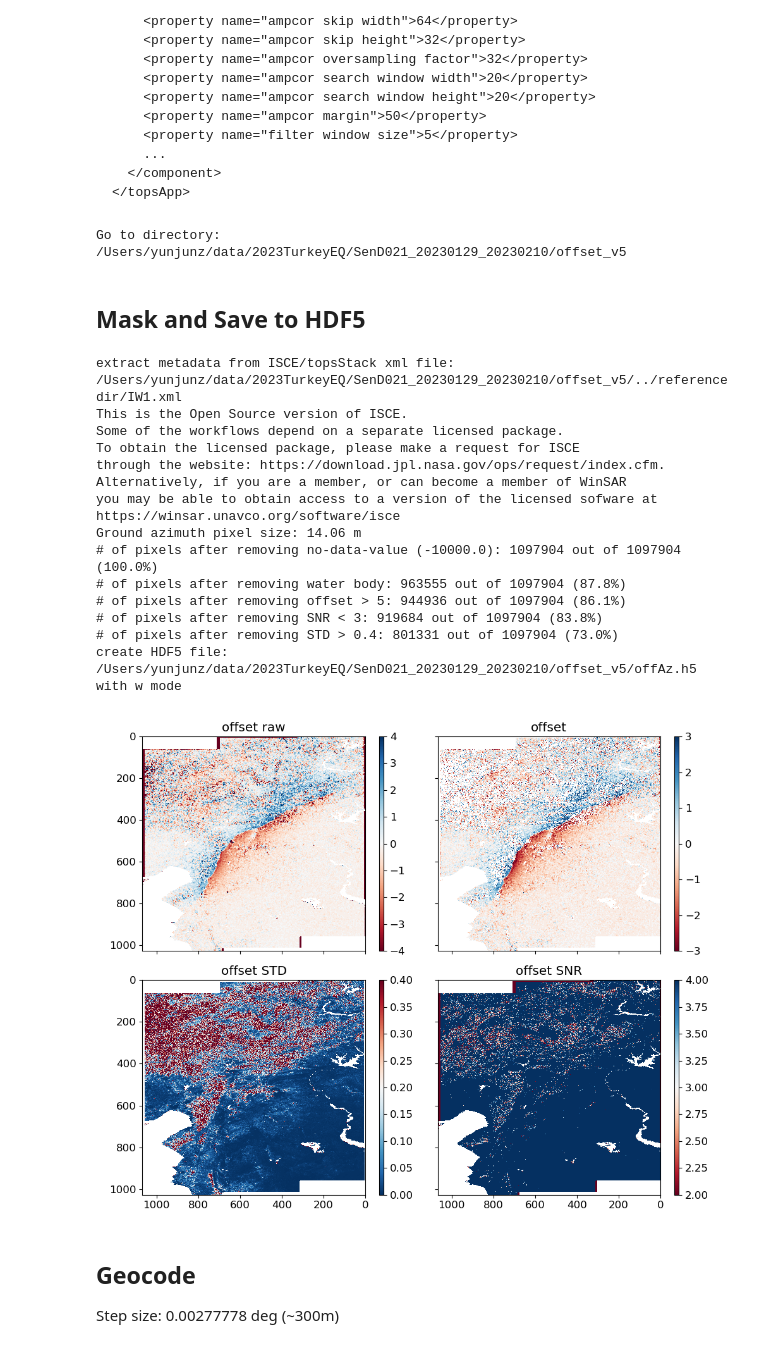
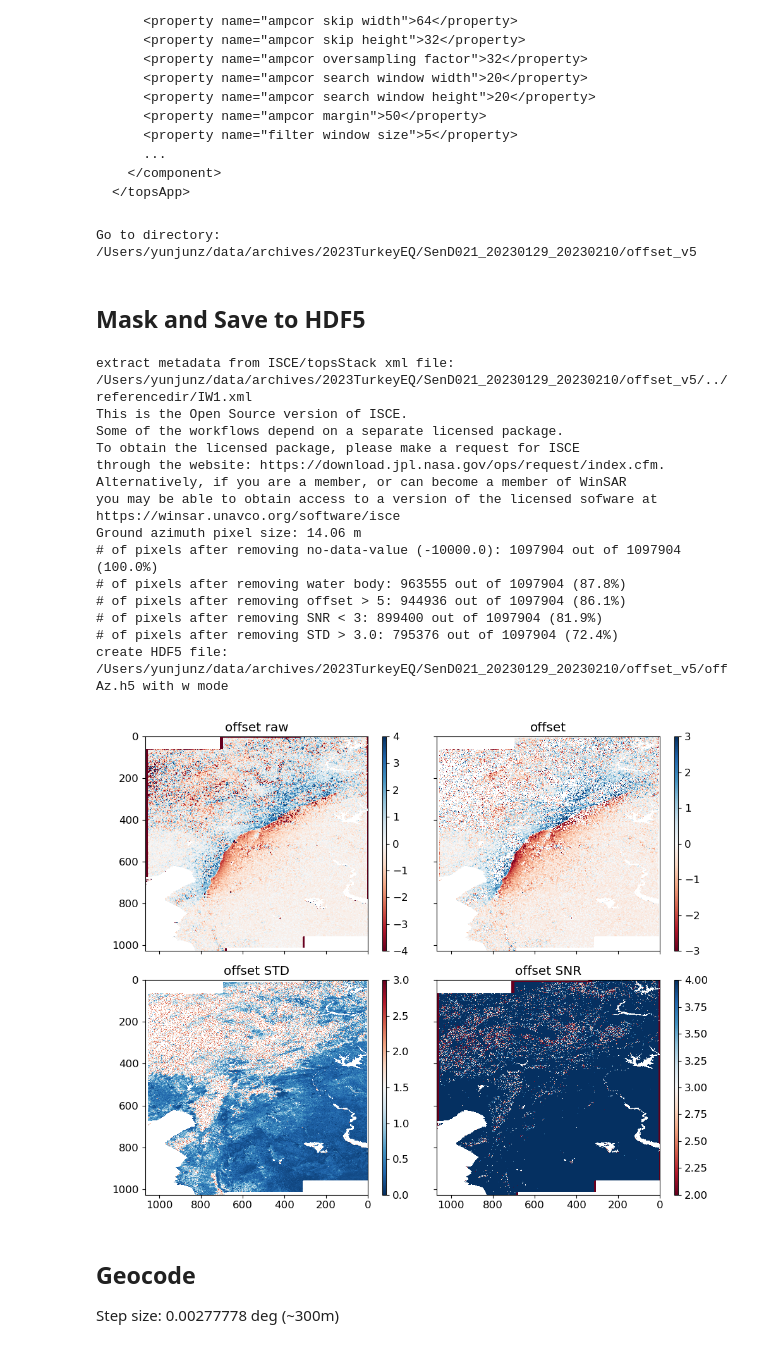
Before and after one commit to yunjunz/2023-Turkey-EQ, a Jupyter notebook: offset_postproc.ipynb, the cells around one changed output. Cells and saved outputs as stored; diff of their text form; code cells hidden in the pictures.

Commit message:
offset_postproc - v1.1
+ add redo for easy re-run
+ plot fault lines

```diff
--- a/offset_postproc.ipynb
+++ b/offset_postproc.ipynb
@@ -33,16 +33,18 @@ import numpy as np
 from matplotlib import pyplot as plt
 from mintpy.utils import readfile, writefile, isce_utils, utils as ut, plot as pp
 from mintpy.cli import geocode, view
+from mintpy.view import prep_slice, plot_slice
 plt.rcParams.update({'font.size': 12})
 
 # dataset
-proj_dir = os.path.expanduser('~/data/2023TurkeyEQ')
+proj_dir = os.path.expanduser('~/data/archives/2023TurkeyEQ')
 ds_name = [
     'SenA014_20230128_20230209_RG',
     'SenA014_20230128_20230209_AZ',
     'SenD021_20230129_20230210_RG',
     'SenD021_20230129_20230210_AZ',
 ][3]
+redo = True
 
 work_dir = os.path.join(proj_dir, ds_name[:-3], 'offset_v5')
 os.chdir(work_dir)
@@ -61,8 +63,12 @@ lon_file  = os.path.join(work_dir, 'lon.rdr.mli')
 los_file  = os.path.join(work_dir, 'los.rdr.mli')
 mask_file = os.path.join(work_dir, 'waterMask.h5')
 atr = readfile.read_attribute(off_file)
+
+# output files
+rdr_file = os.path.join(work_dir, 'offRg.h5' if ds_name.endswith('RG') else 'offAz.h5')
+geo_file = os.path.splitext(rdr_file)[0] + '.geo'
 # %% [output]
-Go to directory: /Users/yunjunz/data/2023TurkeyEQ/SenD021_20230129_20230210/offset_v5
+Go to directory: /Users/yunjunz/data/archives/2023TurkeyEQ/SenD021_20230129_20230210/offset_v5
 # %%
 # utils functions
 def read_offset():
@@ -81,12 +87,13 @@ def read_offset():
 
     # read data / attribute
     off = readfile.read(off_file, datasetName=f'{obs_dir}Offset')[0] * pixel_size
-    off_std = readfile.read(cov_file, datasetName=f'{obs_dir}OffsetStd')[0] * pixel_size
+    off_std = np.sqrt(readfile.read(cov_file, datasetName=f'{obs_dir}OffsetStd')[0]) * pixel_size
+    off_snr = readfile.read(snr_file)[0]
 
-    return off, off_std
+    return off, off_std, off_snr
 
 
-def mask_offset(off, off_std, config):
+def mask_offset(off, off_std, off_snr, config):
     # 1. ignore no-data-value
     no_data_value = readfile.get_no_data_value(off_file)
     off[off == no_data_value] = np.nan
@@ -96,6 +103,7 @@ def mask_offset(off, off_std, config):
     water_mask = readfile.read(mask_file)[0]
     off[water_mask == 0] = np.nan
     off_std[water_mask == 0] = np.nan
+    off_snr[water_mask == 0] = np.nan
     print(f'# of pixels after removing water body: {count(off)} out of {off.size} ({count(off)/off.size*100:.1f}%)')
     off_raw = np.array(off, dtype=np.float32)
 
@@ -105,8 +113,6 @@ def mask_offset(off, off_std, config):
     print(f'# of pixels after removing offset > {config["max_off"]}: {count(off)} out of {off.size} ({count(off)/off.size*100:.1f}%)')
 
     # 4. remove pixels with low offset SNR
-    off_snr = readfile.read(snr_file)[0]
-    off_snr[water_mask == 0] = np.nan
     off[np.isnan(off_snr)] = np.nan
     flag = off_snr < config['min_snr']    # remove pixels with low SNR value
     flag[np.abs(off / off_std) > 3] = 0   # keep   pixels with high off / off_std
@@ -115,8 +121,9 @@ def mask_offset(off, off_std, config):
     print(f'# of pixels after removing SNR < {config["min_snr"]}: {count(off)} out of {off.size} ({count(off)/off.size*100:.1f}%)')
 
     # 5. remove pixels with high offset STD
+    off_std[off_std > config['max_off']/2] = np.nan
+    off[np.isnan(off_std)] = np.nan
     off[off_std > config['max_std']] = np.nan
-    off_std[off_std > 5] = np.nan
     print(f'# of pixels after removing STD > {config["max_std"]}: {count(off)} out of {off.size} ({count(off)/off.size*100:.1f}%)')
 
     return off, off_std, off_snr, off_raw
@@ -129,47 +136,47 @@ def count(data):
 ## Mask and Save to HDF5
 # %%
 config = {
-    'SenA014_20230128_20230209_RG': {'max_off': 5, 'min_snr': 3, 'max_std': 0.5},
-    'SenA014_20230128_20230209_AZ': {'max_off': 5, 'min_snr': 3, 'max_std': 0.5},
+    'SenA014_20230128_20230209_RG': {'max_off': 5, 'min_snr': 5, 'max_std': 0.5},
+    'SenA014_20230128_20230209_AZ': {'max_off': 5, 'min_snr': 3, 'max_std': 3.0},
     'SenD021_20230129_20230210_RG': {'max_off': 5, 'min_snr': 3, 'max_std': 0.5},
-    'SenD021_20230129_20230210_AZ': {'max_off': 5, 'min_snr': 3, 'max_std': 0.4},
+    'SenD021_20230129_20230210_AZ': {'max_off': 5, 'min_snr': 3, 'max_std': 3.0},
 }[ds_name]
 
 # read and mask
-off, off_std = read_offset()
-off, off_std, off_snr, off_raw = mask_offset(off, off_std, config)
+off, off_std, off_snr = read_offset()
+off, off_std, off_snr, off_raw = mask_offset(off, off_std, off_snr, config)
 
 # write to one HDF5 files
-rdr_file = os.path.join(work_dir, 'offRg.h5' if ds_name.endswith('RG') else 'offAz.h5')
 atr['ORBIT_DIRECTION'] = 'ASCENDING' if ds_name.startswith('SenA') else 'DESCENDING'
-ds_dict      = {'displacement' : np.array(off, dtype=np.float32), 'displacementStd' : np.array(off_std, dtype=np.float32)}
-ds_unit_dict = {'displacement' : 'm', 'displacementStd' : 'm'}
-writefile.write(ds_dict, out_file=rdr_file, metadata=atr, ds_unit_dict=ds_unit_dict, compression='lzf', print_msg=False)
+if redo or not os.path.isfile(rdr_file):
+    ds_dict      = {'displacement' : np.array(off, dtype=np.float32), 'displacementStd' : np.array(off_std, dtype=np.float32)}
+    ds_unit_dict = {'displacement' : 'm', 'displacementStd' : 'm'}
+    writefile.write(ds_dict, out_file=rdr_file, metadata=atr, ds_unit_dict=ds_unit_dict, compression='lzf', print_msg=False)
 
 # plot
 %matplotlib widget
 fig, axs = plt.subplots(nrows=2, ncols=2, figsize=[10, 8], sharex=True, sharey=True)
 for ax, data, [vmin, vmax], cmap, title in zip(axs.flatten(), [off_raw, off, off_std, off_snr], [[-4, 4], [-3, 3], [0, config['max_std']], [2, config['min_snr']+1]], ['RdBu', 'RdBu', 'RdBu_r', 'RdBu'], ['offset raw', 'offset', 'offset STD', 'offset SNR']):
     im = ax.imshow(data, cmap=cmap, vmin=vmin, vmax=vmax, interpolation='nearest'); fig.colorbar(im, ax=ax, aspect=50); pp.auto_flip_direction(atr, ax, print_msg=False); ax.set_title(title)
 fig.tight_layout()
 plt.show()
 # %% [output]
-extract metadata from ISCE/topsStack xml file: /Users/yunjunz/data/2023TurkeyEQ/SenD021_20230129_20230210/offset_v5/../referencedir/IW1.xml
+extract metadata from ISCE/topsStack xml file: /Users/yunjunz/data/archives/2023TurkeyEQ/SenD021_20230129_20230210/offset_v5/../referencedir/IW1.xml
 This is the Open Source version of ISCE.
 Some of the workflows depend on a separate licensed package.
 To obtain the licensed package, please make a request for ISCE
 through the website: https://download.jpl.nasa.gov/ops/request/index.cfm.
 Alternatively, if you are a member, or can become a member of WinSAR
 you may be able to obtain access to a version of the licensed sofware at
 https://winsar.unavco.org/software/isce
 Ground azimuth pixel size: 14.06 m
 # of pixels after removing no-data-value (-10000.0): 1097904 out of 1097904 (100.0%)
 # of pixels after removing water body: 963555 out of 1097904 (87.8%)
 # of pixels after removing offset > 5: 944936 out of 1097904 (86.1%)
-# of pixels after removing SNR < 3: 919684 out of 1097904 (83.8%)
-# of pixels after removing STD > 0.4: 801331 out of 1097904 (73.0%)
-create HDF5 file: /Users/yunjunz/data/2023TurkeyEQ/SenD021_20230129_20230210/offset_v5/offAz.h5 with w mode
+# of pixels after removing SNR < 3: 899400 out of 1097904 (81.9%)
+# of pixels after removing STD > 3.0: 795376 out of 1097904 (72.4%)
+create HDF5 file: /Users/yunjunz/data/archives/2023TurkeyEQ/SenD021_20230129_20230210/offset_v5/offAz.h5 with w mode
-[figure, old version]
+[figure, new version]
 # %% [markdown]
 ## Geocode
 
```
Also changed, not shown: parts of 2 cells of this notebook.
